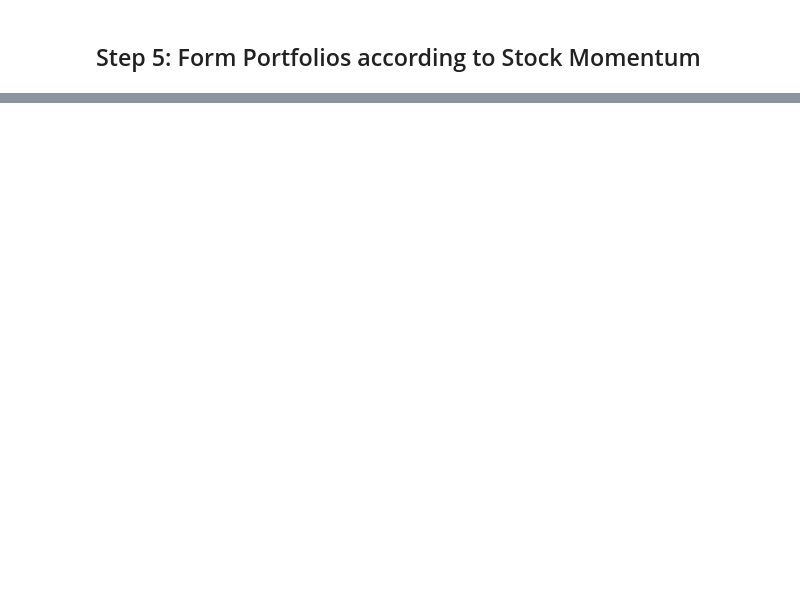
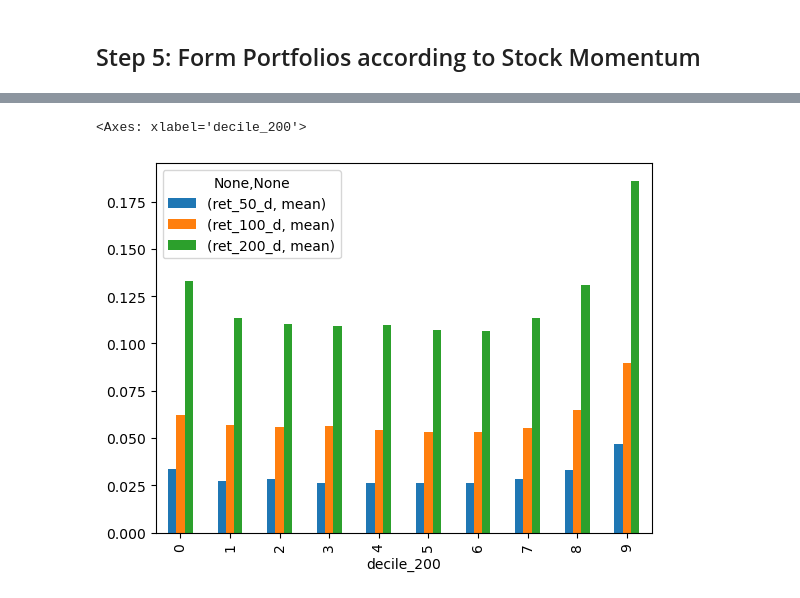
Before and after one commit to Faliell/Pandas_Classes, a Jupyter notebook: aula22-caseStudy.ipynb, the cells around one changed output, grey strips where cells are left out. Saved outputs shown, nothing was run; the diff lists cells and outputs as text; code cells hidden in the pictures; blank space fills up the shorter version.

```diff
--- a/aula22-caseStudy.ipynb
+++ b/aula22-caseStudy.ipynb
@@ -366,0 +385,5 @@ result_ma_200
+# %%
+result_ma_200.plot.bar(x="decile_200", y=[("ret_50_d", "mean"), ("ret_100_d", "mean"), ("ret_200_d", "mean"),])
+# %% [output]
+<Axes: xlabel='decile_200'>
+[figure, added]
```
Also changed, not shown: parts of 11 cells of this notebook.
